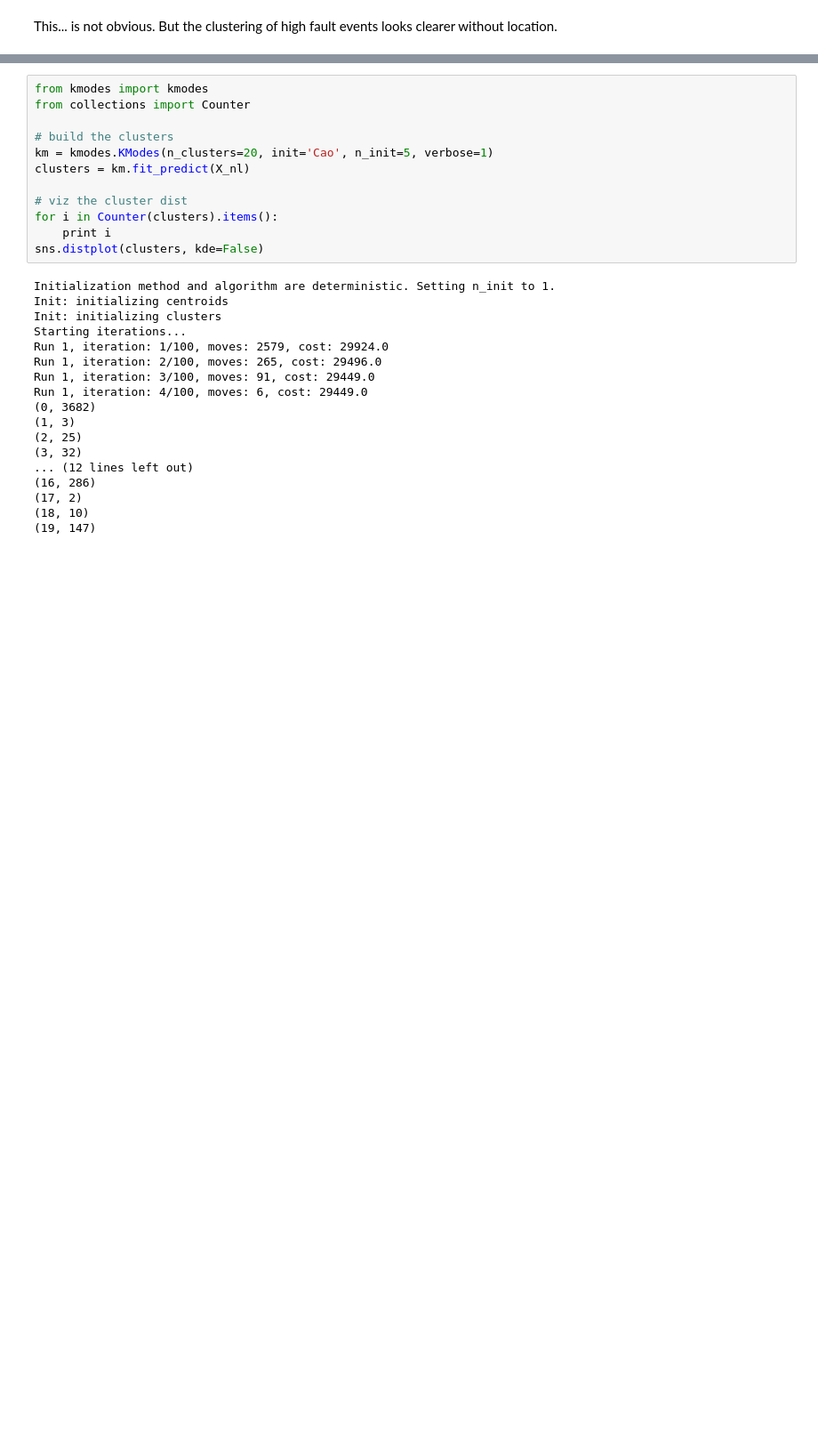
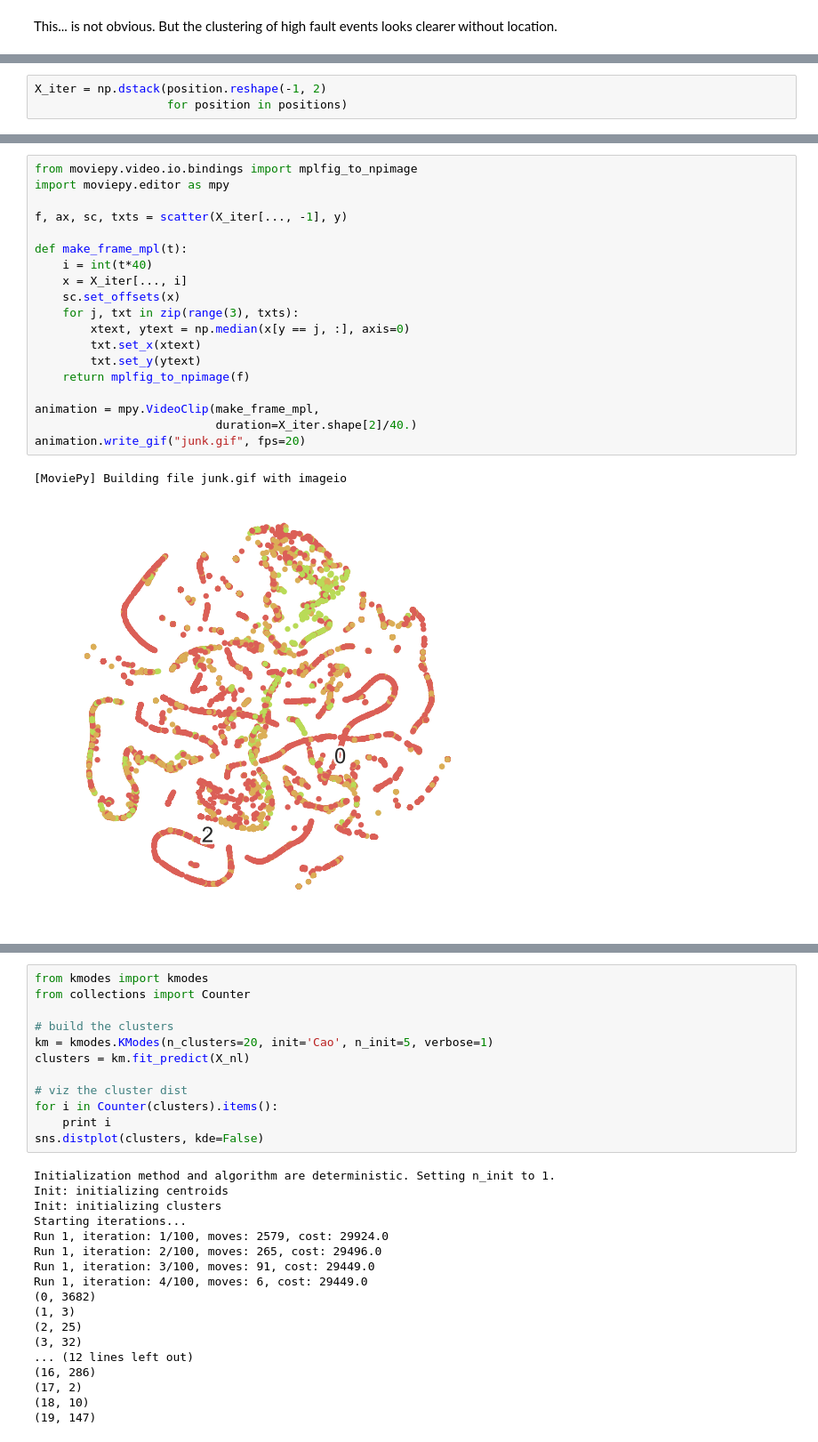
Before and after one commit to abiraja2004/ml_fun, a Jupyter notebook: telstra/notes.ipynb, the cells around one changed output, grey strips where cells are left out. Shown at 89% size. Cells and saved outputs as stored; diff of their text form; blank space fills up the shorter version.

```diff
--- a/telstra/notes.ipynb
+++ b/telstra/notes.ipynb
@@ -529,0 +660,3 @@ This... is not obvious. But the clustering of high fault events looks clearer wi
+# %%
+X_iter = np.dstack(position.reshape(-1, 2)
+                   for position in positions)
@@ -529,0 +692,22 @@ This... is not obvious. But the clustering of high fault events looks clearer wi
+# %%
+from moviepy.video.io.bindings import mplfig_to_npimage
+import moviepy.editor as mpy
+
+f, ax, sc, txts = scatter(X_iter[..., -1], y)
+
+def make_frame_mpl(t):
+    i = int(t*40)
+    x = X_iter[..., i]
+    sc.set_offsets(x)
+    for j, txt in zip(range(3), txts):
+        xtext, ytext = np.median(x[y == j, :], axis=0)
+        txt.set_x(xtext)
+        txt.set_y(ytext)
+    return mplfig_to_npimage(f)
+
+animation = mpy.VideoClip(make_frame_mpl,
+                          duration=X_iter.shape[2]/40.)
+animation.write_gif("junk.gif", fps=20)
+# %% [output]
+[MoviePy] Building file junk.gif with imageio
+[figure, added]
```
Also changed, not shown: parts of 27 cells of this notebook, 1 other file.
